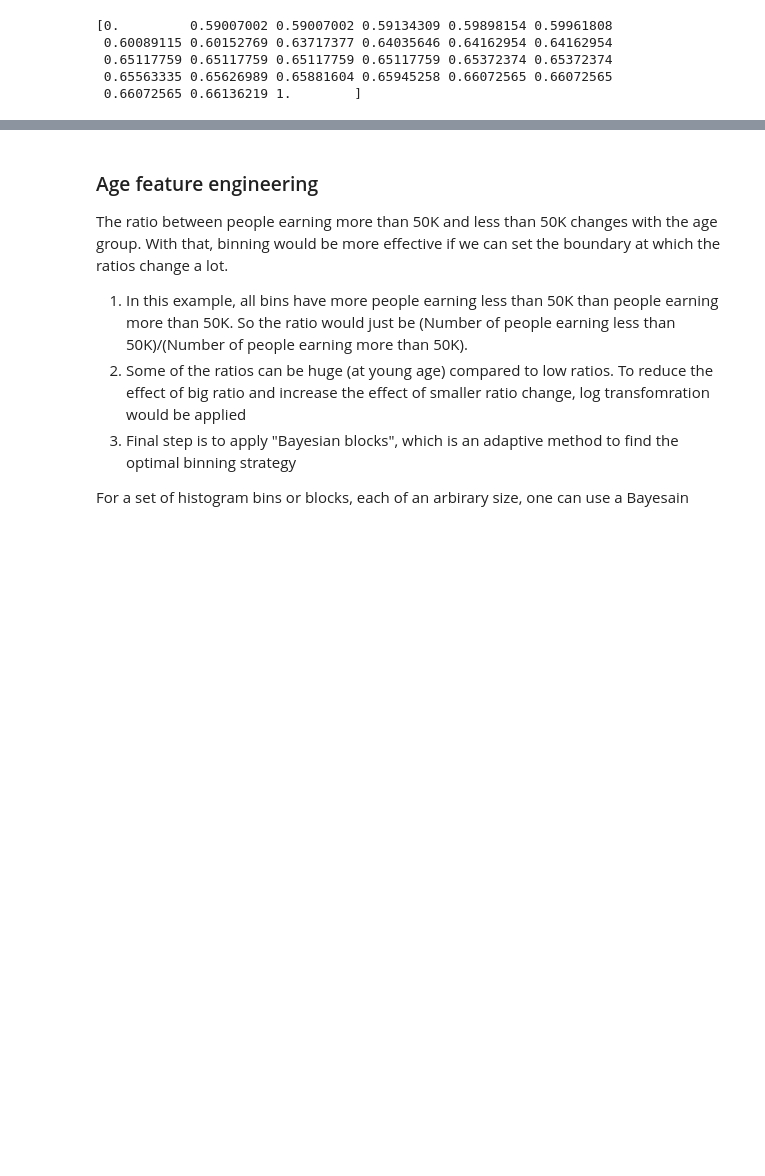
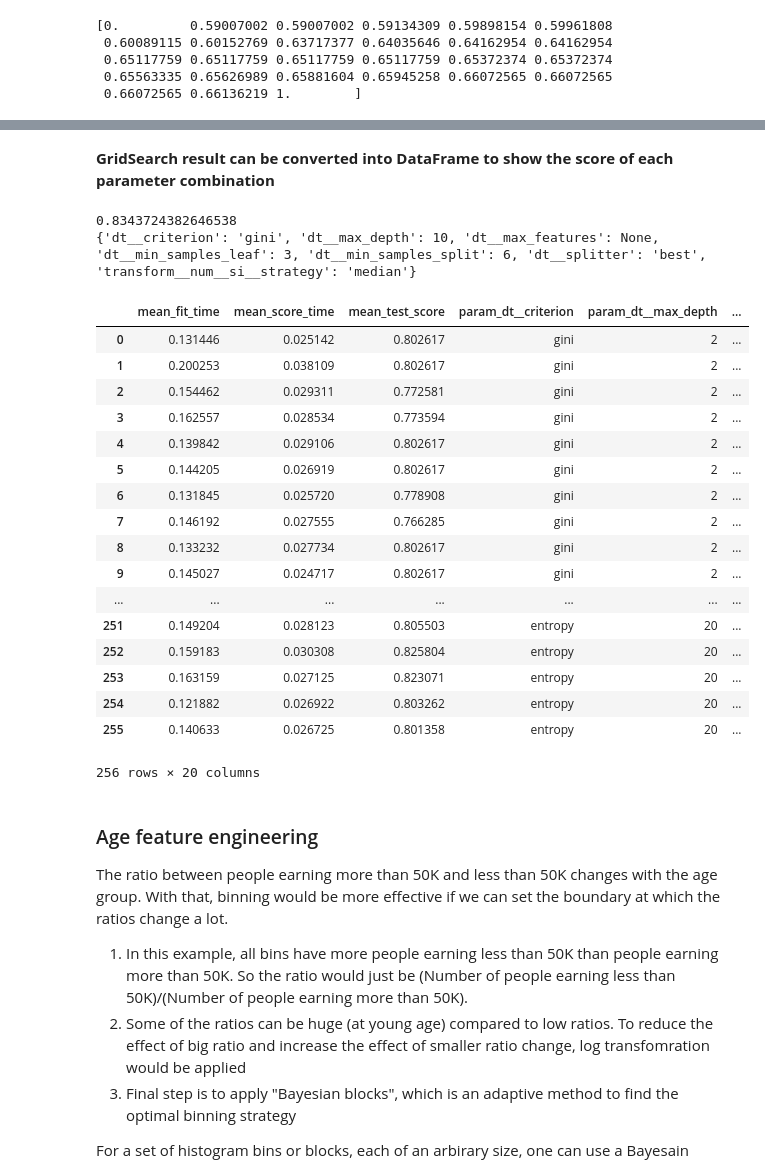
Before and after one commit to FireCyan/Data_predict_salary_50K, a Jupyter notebook: Feature_processing_income.ipynb, the cells around one changed output, grey strips where cells are left out. Saved outputs shown, nothing was run; the diff lists cells and outputs as text; code cells hidden in the pictures; blank space fills up the shorter version.

Commit message:
updated ML part with Dunder data

```diff
--- a/Feature_processing_income.ipynb
+++ b/Feature_processing_income.ipynb
@@ -313,0 +450,7 @@ print(tpr)
+# %%
+comb_transformers = [('cat', cat_pipe, cat_cols), \
+                         ('num', num_pipe, num_col)]
+comb_ct = ColumnTransformer(transformers=comb_transformers)
+
+X_comb_processed = comb_ct.fit_transform(df)
+X_comb_processed.shape
@@ -313,0 +461,9 @@ print(tpr)
+# %%
+ml_pipe = Pipeline([('transform', comb_ct), ('dt', tree.DecisionTreeClassifier())])
+
+X = df[df.columns[:-1]]
+y = df[df.columns[-1]]
+
+X_train, X_test, y_train, y_test = train_test_split(X, y_encode, test_size=0.2, random_state=42)
+
+ml_pipe.fit(X_train, y_train)
@@ -313,0 +494,5 @@ print(tpr)
+# %%
+from sklearn.model_selection import KFold, cross_val_score
+kf = KFold(n_splits=5, shuffle=True, random_state=123)
+cr_score = cross_val_score(ml_pipe, X, y_encode, cv=kf)
+print(cr_score)
@@ -313,0 +503,14 @@ print(tpr)
+# %%
+from sklearn.model_selection import GridSearchCV
+param_grid = {
+    'transform__num__si__strategy': ['mean', 'median'],
+    'dt__splitter': ['best', 'random'],
+    'dt__criterion': ['gini', 'entropy'],
+    'dt__max_depth': [2, 6, 10, 20],
+    'dt__min_samples_split': [2, 6],
+    'dt__min_samples_leaf': [1, 3],
+    'dt__max_features': [None, 'log2'],
+    }
+
+gs = GridSearchCV(ml_pipe, param_grid, cv=kf)
+gs.fit(X, y_encode)
@@ -314,3 +535,30 @@ print(tpr)
+# %% [markdown]
+**GridSearch result can be converted into DataFrame to show the score of each parameter combination**
+# %%
+print(gs.best_score_)
+print(gs.best_params_)
+pd.DataFrame(gs.cv_results_)
+# %% [output]
+0.8343724382646538
+{'dt__criterion': 'gini', 'dt__max_depth': 10, 'dt__max_features': None, 'dt__min_samples_leaf': 3, 'dt__min_samples_split': 6, 'dt__splitter': 'best', 'transform__num__si__strategy': 'median'}
+|  | mean_fit_time | mean_score_time | mean_test_score | param_dt__criterion | param_dt__max_depth | ... |
+| 0 | 0.131446 | 0.025142 | 0.802617 | gini | 2 | ... |
+| 1 | 0.200253 | 0.038109 | 0.802617 | gini | 2 | ... |
+| 2 | 0.154462 | 0.029311 | 0.772581 | gini | 2 | ... |
+| 3 | 0.162557 | 0.028534 | 0.773594 | gini | 2 | ... |
+| 4 | 0.139842 | 0.029106 | 0.802617 | gini | 2 | ... |
+| 5 | 0.144205 | 0.026919 | 0.802617 | gini | 2 | ... |
+| 6 | 0.131845 | 0.025720 | 0.778908 | gini | 2 | ... |
+| 7 | 0.146192 | 0.027555 | 0.766285 | gini | 2 | ... |
+| 8 | 0.133232 | 0.027734 | 0.802617 | gini | 2 | ... |
+| 9 | 0.145027 | 0.024717 | 0.802617 | gini | 2 | ... |
+| ... | ... | ... | ... | ... | ... | ... |
+| 251 | 0.149204 | 0.028123 | 0.805503 | entropy | 20 | ... |
+| 252 | 0.159183 | 0.030308 | 0.825804 | entropy | 20 | ... |
+| 253 | 0.163159 | 0.027125 | 0.823071 | entropy | 20 | ... |
+| 254 | 0.121882 | 0.026922 | 0.803262 | entropy | 20 | ... |
+| 255 | 0.140633 | 0.026725 | 0.801358 | entropy | 20 | ... |
+256 rows × 20 columns
 # %% [markdown]
 ### Age feature engineering
 The ratio between people earning more than 50K and less than 50K changes with the age group.
```
Also changed, not shown: parts of 23 cells of this notebook.
